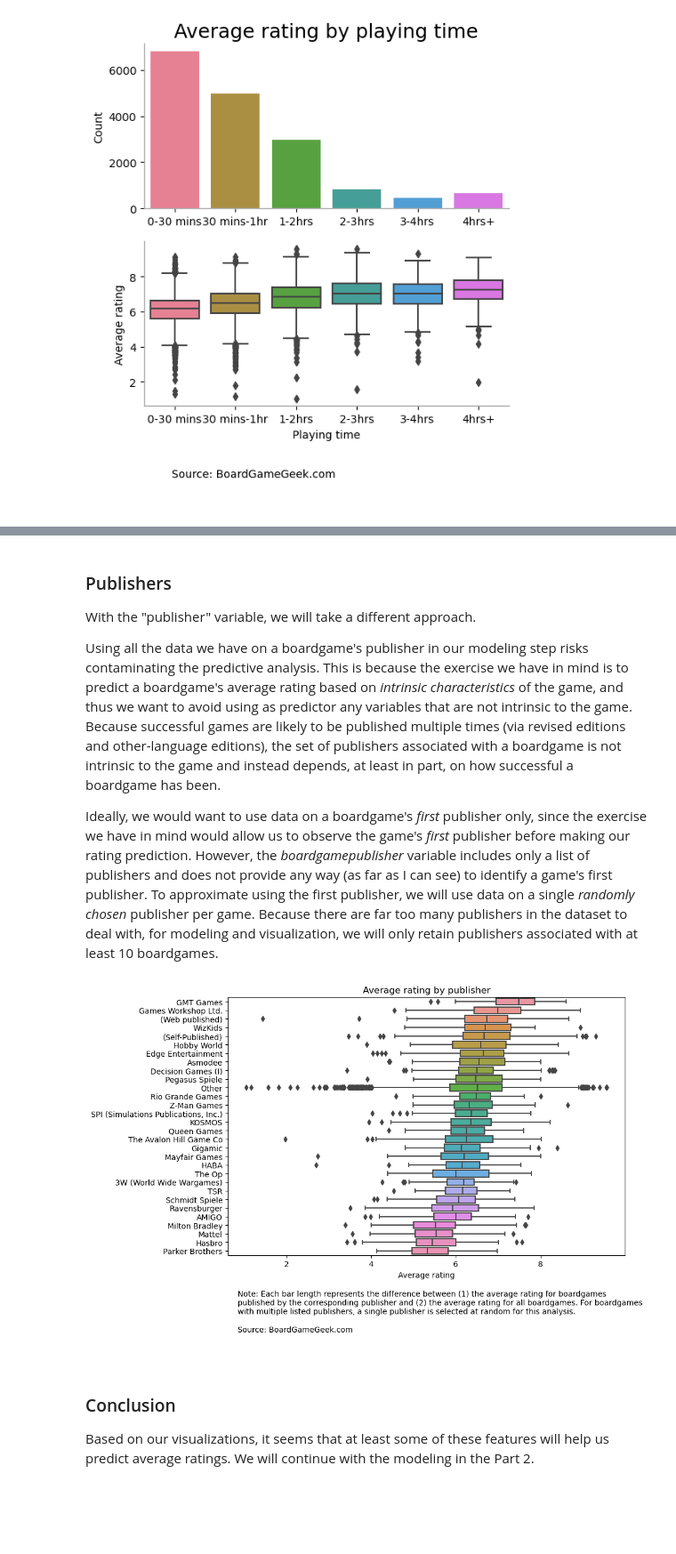
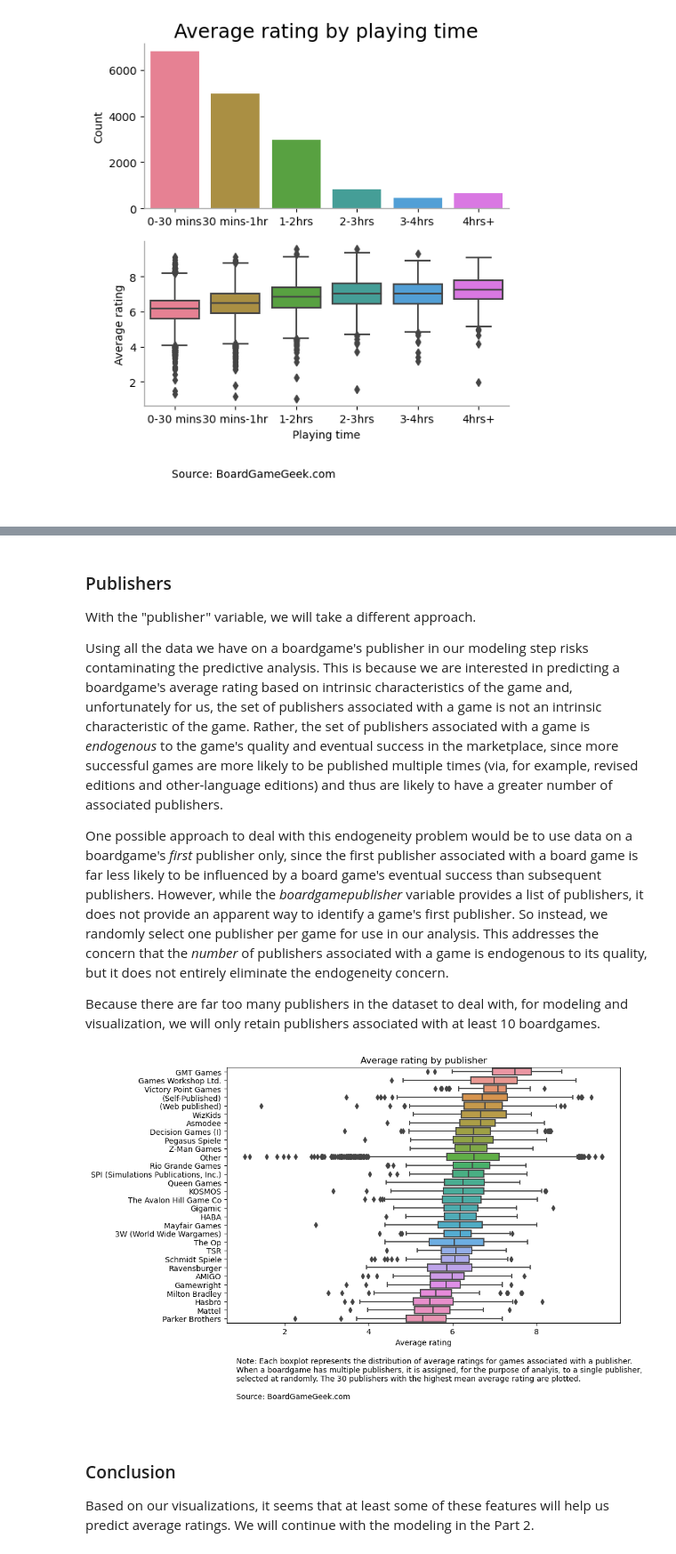
Before and after one commit to jeromematthewcelestine/tidytuesday, a Jupyter notebook: 2023-02-15-boardgames/TidyTuesday - Boardgames.ipynb, the cells around one changed output, grey strips where cells are left out. Shown: that part at 89% size. Cells and saved outputs as stored; diff of their text form; code cells hidden in the pictures; blank space fills up the shorter version.

Commit message:
Update boardgames and petcats

```diff
--- a/2023-02-15-boardgames/TidyTuesday - Boardgames.ipynb
+++ b/2023-02-15-boardgames/TidyTuesday - Boardgames.ipynb
@@ -433,9 +429,11 @@ temp = ax.annotate(footnote_text, xy = (0.0, -.1), xycoords = "axes fraction", h
 
 With the "publisher" variable, we will take a different approach.
 
-Using all the data we have on a boardgame's publisher in our modeling step risks contaminating the predictive analysis. This is because the exercise we have in mind is to predict a boardgame's average rating based on *intrinsic characteristics* of the game, and thus we want to avoid using as predictor any variables that are not intrinsic to the game. Because successful games are likely to be published multiple times (via revised editions and other-language editions), the set of publishers associated with a boardgame is not intrinsic to the game and instead depends, at least in part, on how successful a boardgame has been.
+Using all the data we have on a boardgame's publisher in our modeling step risks contaminating the predictive analysis. This is because we are interested in predicting a boardgame's average rating based on intrinsic characteristics of the game and, unfortunately for us, the set of publishers associated with a game is not an intrinsic characteristic of the game. Rather, the set of publishers associated with a game is *endogenous* to the game's quality and eventual success in the marketplace, since more successful games are more likely to be published multiple times (via, for example, revised editions and other-language editions) and thus are likely to have a greater number of associated publishers.
 
-Ideally, we would want to use data on a boardgame's *first* publisher only, since the exercise we have in mind would allow us to observe the game's *first* publisher before making our rating prediction. However, the *boardgamepublisher* variable includes only a list of publishers and does not provide any way (as far as I can see) to identify a game's first publisher. To approximate using the first publisher, we will use data on a single *randomly chosen* publisher per game. Because there are far too many publishers in the dataset to deal with, for modeling and visualization, we will only retain publishers associated with at least 10 boardgames.
+One possible approach to deal with this endogeneity problem would be to use data on a boardgame's *first* publisher only, since the first publisher associated with a board game is far less likely to be influenced by a board game's eventual success than subsequent publishers. However, while the *boardgamepublisher* variable provides a list of publishers, it does not provide an apparent way to identify a game's first publisher. So instead, we randomly select one publisher per game for use in our analysis. This addresses the concern that the *number* of publishers associated with a game is endogenous to its quality, but it does not entirely eliminate the endogeneity concern.
+
+Because there are far too many publishers in the dataset to deal with, for modeling and visualization, we will only retain publishers associated with at least 10 boardgames.
 # %%
 def reduce_multiple_entries(x):
   if not isinstance(x, str) or len(x) < 3:
@@ -482,26 +480,26 @@ factor_order = by_pub.index
 # %%
 
 fig, ax = plt.subplots(figsize = (10, 7))
 
 
 #p1 = sns.histplot(data = plot_data[plot_data["publisher_clean"] != "Other"], y = "publisher_clean")
 p1 = sns.boxplot(data = plot_data, y = "publisher_clean", x = "average", order = factor_order)
 temp = p1.set(title = "Average rating by publisher",
       xlabel = "Average rating",
       ylabel = "")
 
 footnote_text = f"""
-    Note: Each bar length represents the difference between (1) the average rating for boardgames
-    published by the corresponding publisher and (2) the average rating for all boardgames. For boardgames
-    with multiple listed publishers, a single publisher is selected at random for this analysis.
+    Note: Each boxplot represents the distribution of average ratings for games associated with a publisher.
+    When a boardgame has multiple publishers, it is assigned to a single publisher, selected at random.
+    The 30 publishers with the highest mean average rating are plotted.
 
     Source: BoardGameGeek.com
 
 """
 temp = ax.annotate(footnote_text, xy = (0.0, -.1), xycoords = "axes fraction", ha = "left", va = "top")
 fig.tight_layout()
 # %% [output]
-[figure, old version]
+[figure, new version]
 # %% [markdown]
 ### Conclusion
 
```
Also changed, not shown: parts of 15 cells of this notebook, 34 other files.
